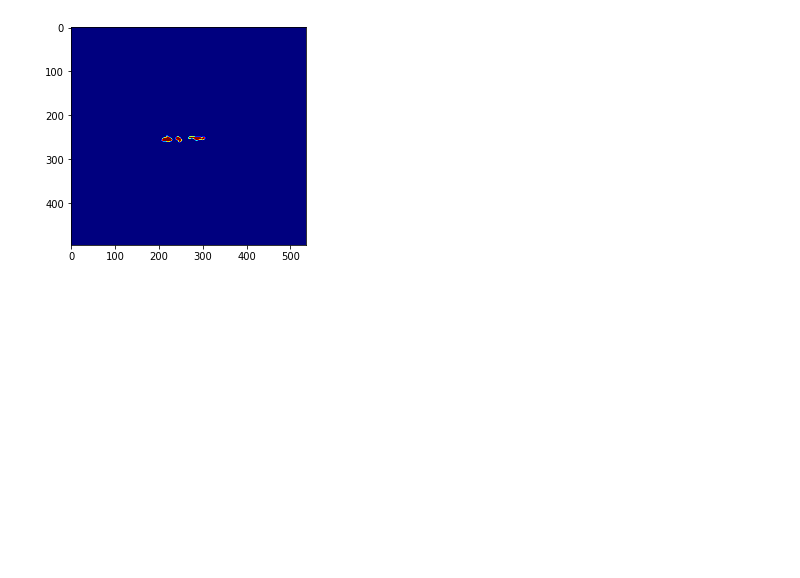
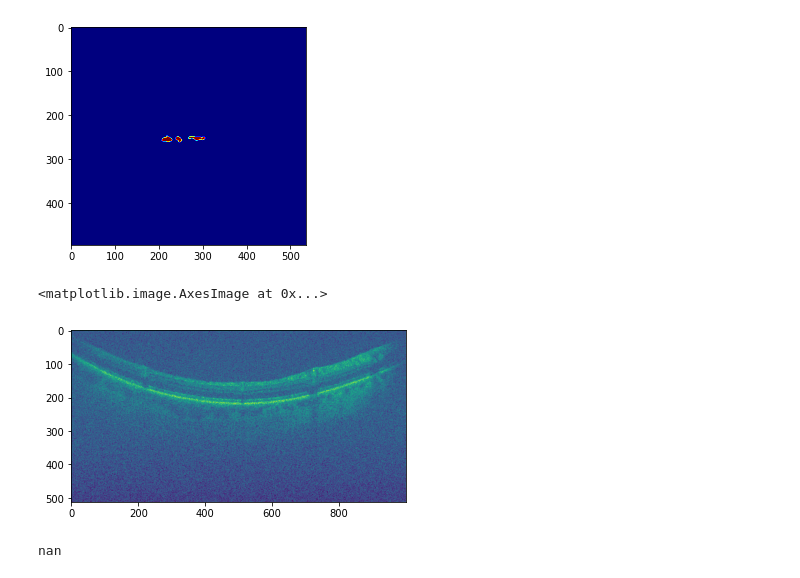
Before and after one commit to nonari/tfg_pytorch, a Jupyter notebook: test.ipynb, the cells around one changed output. Drawn from its saved outputs; the diff is of its cells as text; code cells hidden in the pictures; blank space fills up the shorter version.

```diff
--- a/test.ipynb
+++ b/test.ipynb
@@ -162,3 +187,10 @@ plt.imshow(seg[:, :, 0], cmap=plt.cm.jet, vmax=9)
 # %% [output]
 <matplotlib.image.AxesImage at 0x...>
 [figure]
+# %%
+mat = loadmat("/home/nonari/Descargas/octmat/archive_amd_oct/control 2/Control 2/Farsiu_Ophthalmology_2013_Control_Subject_1027.mat")
+# %%
+plt.imshow(mat['images'][:,:,0])
+# %% [output]
+<matplotlib.image.AxesImage at 0x...>
+[figure, added]
@@ -164,0 +199,4 @@ plt.imshow(seg[:, :, 0], cmap=plt.cm.jet, vmax=9)
+# %%
+np.sum(lay[:,:,2])
+# %% [output]
+nan
```
Also changed, not shown: parts of 6 cells of this notebook, 8 other files.
